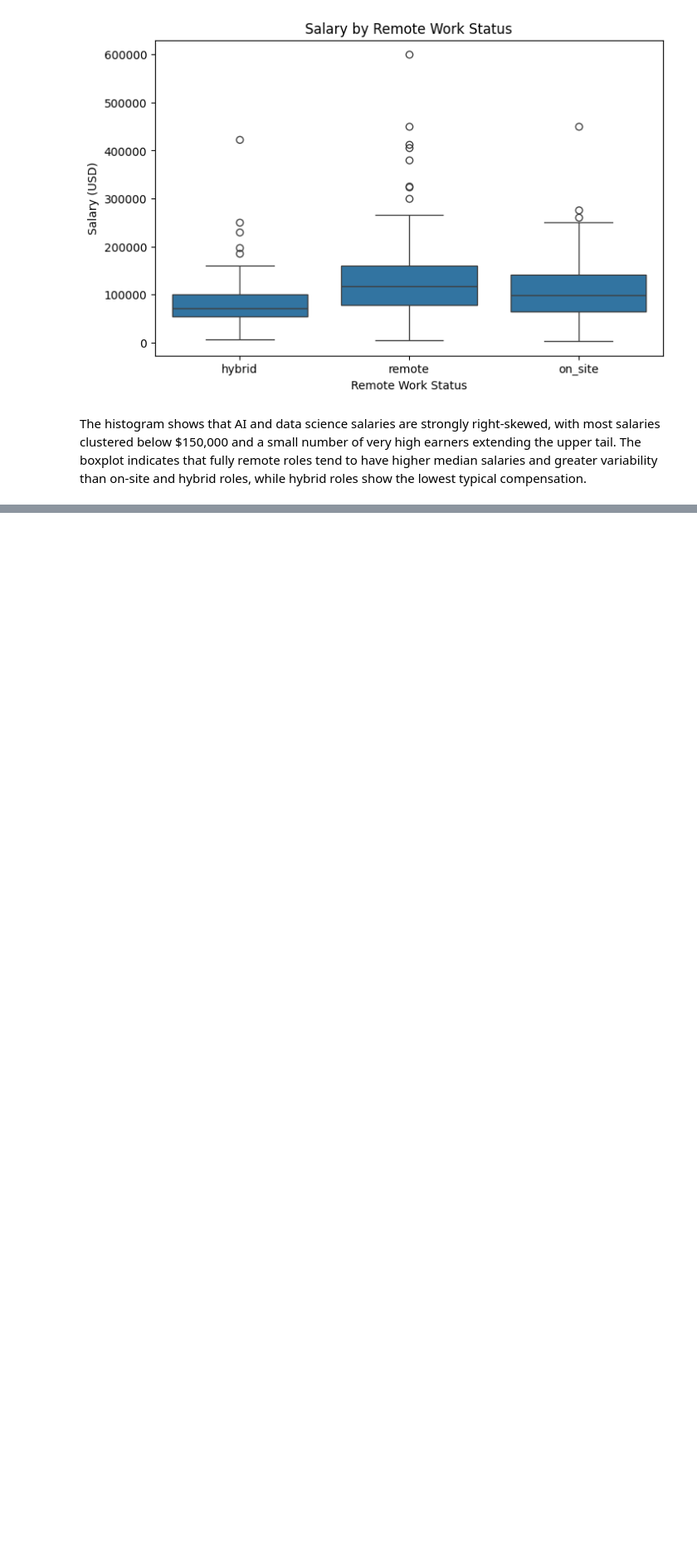
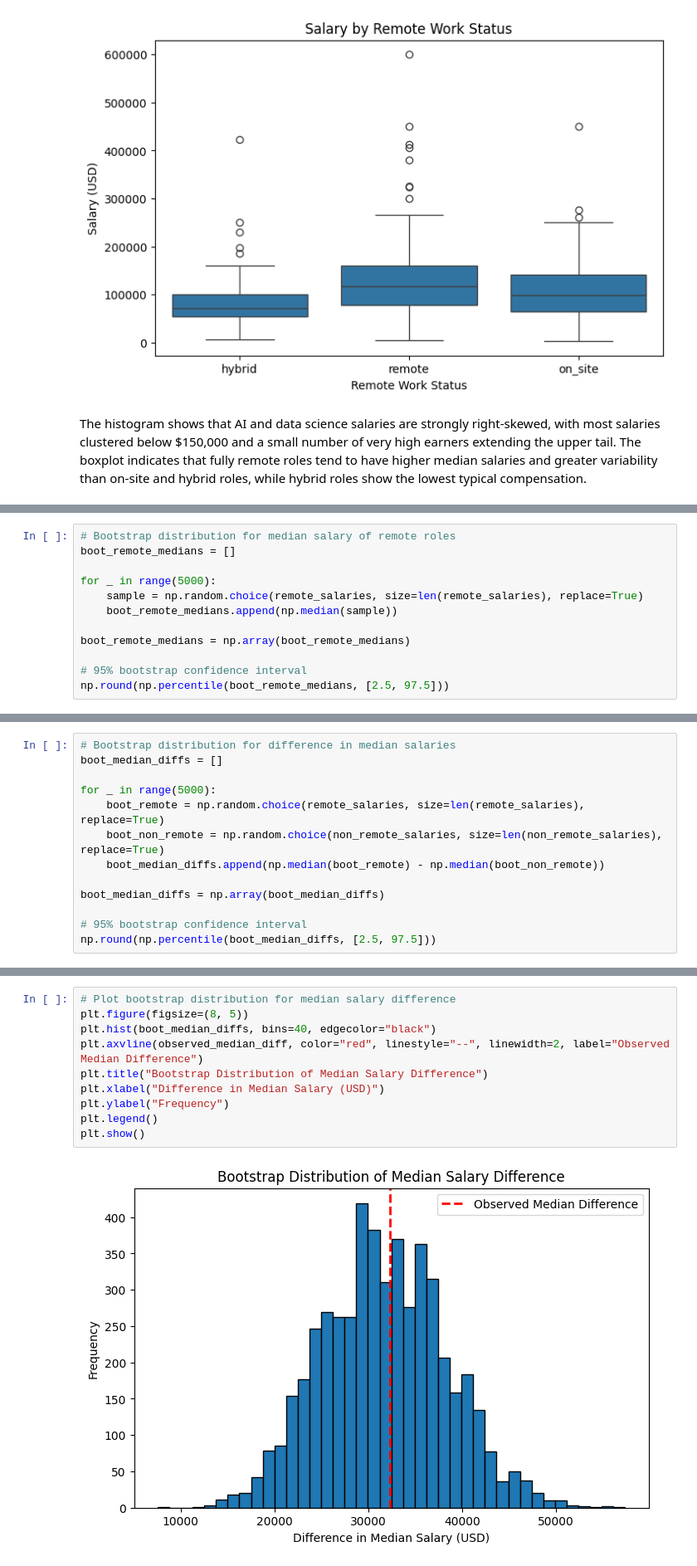
Before and after one commit to carleyjo/ai-jobs-remote-salary-analysis, a Jupyter notebook: analysis.ipynb, the cells around one changed output, grey strips where cells are left out. Shown at 83% size. Drawn from its saved outputs; the diff is of its cells as text; blank space fills up the shorter version.

```diff
--- a/analysis.ipynb
+++ b/analysis.ipynb
@@ -139,0 +216,12 @@ The histogram shows that AI and data science salaries are strongly right‑skewe
+# %%
+# Bootstrap distribution for median salary of remote roles
+boot_remote_medians = []
+
+for _ in range(5000):
+    sample = np.random.choice(remote_salaries, size=len(remote_salaries), replace=True)
+    boot_remote_medians.append(np.median(sample))
+
+boot_remote_medians = np.array(boot_remote_medians)
+
+# 95% bootstrap confidence interval
+np.round(np.percentile(boot_remote_medians, [2.5, 97.5]))
@@ -139,0 +232,13 @@ The histogram shows that AI and data science salaries are strongly right‑skewe
+# %%
+# Bootstrap distribution for difference in median salaries
+boot_median_diffs = []
+
+for _ in range(5000):
+    boot_remote = np.random.choice(remote_salaries, size=len(remote_salaries), replace=True)
+    boot_non_remote = np.random.choice(non_remote_salaries, size=len(non_remote_salaries), replace=True)
+    boot_median_diffs.append(np.median(boot_remote) - np.median(boot_non_remote))
+
+boot_median_diffs = np.array(boot_median_diffs)
+
+# 95% bootstrap confidence interval
+np.round(np.percentile(boot_median_diffs, [2.5, 97.5]))
@@ -139,0 +247,12 @@ The histogram shows that AI and data science salaries are strongly right‑skewe
+# %%
+# Plot bootstrap distribution for median salary difference
+plt.figure(figsize=(8, 5))
+plt.hist(boot_median_diffs, bins=40, edgecolor="black")
+plt.axvline(observed_median_diff, color="red", linestyle="--", linewidth=2, label="Observed Median Difference")
+plt.title("Bootstrap Distribution of Median Salary Difference")
+plt.xlabel("Difference in Median Salary (USD)")
+plt.ylabel("Frequency")
+plt.legend()
+plt.show()
+# %% [output]
+[figure, added]
```
Also changed, not shown: parts of 10 cells of this notebook.
